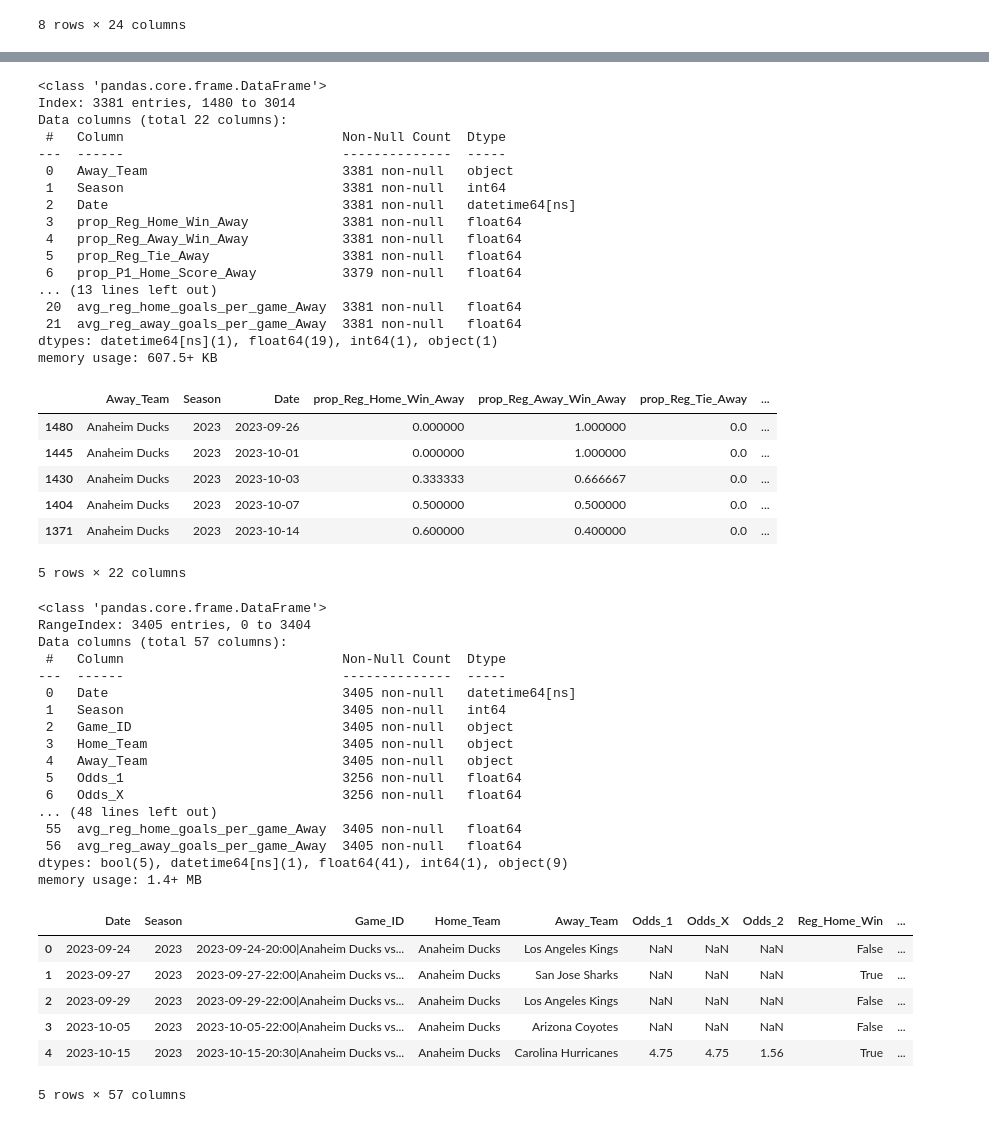
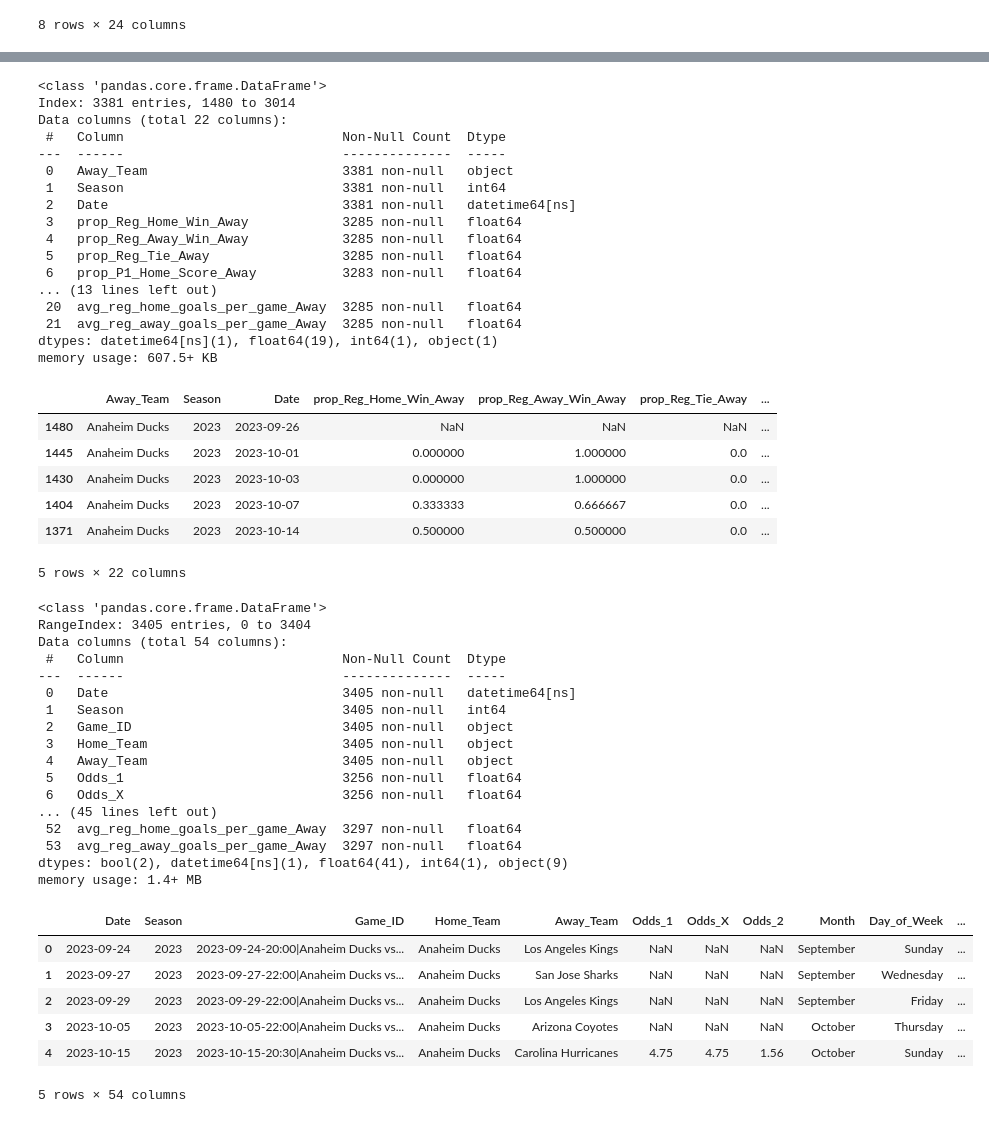
Before and after one commit to emmettd247/SportOnIce, a Jupyter notebook: master_data_join.ipynb, the cells around one changed output, grey strips where cells are left out. Saved outputs shown, nothing was run; the diff lists cells and outputs as text; code cells hidden in the pictures.

Commit message:
Patch Data Leakage in master_data_join

```diff
--- a/master_data_join.ipynb
+++ b/master_data_join.ipynb
@@ -160,6 +160,9 @@ def grain_sort_cumsum_props(home_vs_away: str, df: pd.DataFrame) -> pd.DataFrame
     # isolate cum, prop, and avg cols
     sel_cum_cols = [x for x in df.columns if x.startswith('prop_') or x.startswith('avg_')]
 
+    # shift sel_cum_cols by 1 to avoid data leakage
+    df[sel_cum_cols] = df.groupby(home_plus_year)[sel_cum_cols].shift(1)
+
     # trim to final cols
     final_cols = sort_grain + sel_cum_cols
     df = df[final_cols]
@@ -218,70 +221,72 @@ Data columns (total 22 columns):
  0   Away_Team                         3381 non-null   object
  1   Season                            3381 non-null   int64
  2   Date                              3381 non-null   datetime64[ns]
- 3   prop_Reg_Home_Win_Away            3381 non-null   float64
- 4   prop_Reg_Away_Win_Away            3381 non-null   float64
- 5   prop_Reg_Tie_Away                 3381 non-null   float64
- 6   prop_P1_Home_Score_Away           3379 non-null   float64
+ 3   prop_Reg_Home_Win_Away            3285 non-null   float64
+ 4   prop_Reg_Away_Win_Away            3285 non-null   float64
+ 5   prop_Reg_Tie_Away                 3285 non-null   float64
+ 6   prop_P1_Home_Score_Away           3283 non-null   float64
 ... (13 lines left out)
- 20  avg_reg_home_goals_per_game_Away  3381 non-null   float64
- 21  avg_reg_away_goals_per_game_Away  3381 non-null   float64
+ 20  avg_reg_home_goals_per_game_Away  3285 non-null   float64
+ 21  avg_reg_away_goals_per_game_Away  3285 non-null   float64
 dtypes: datetime64[ns](1), float64(19), int64(1), object(1)
 memory usage: 607.5+ KB
 |  | Away_Team | Season | Date | prop_Reg_Home_Win_Away | prop_Reg_Away_Win_Away | prop_Reg_Tie_Away | ... |
-| 1480 | Anaheim Ducks | 2023 | 2023-09-26 | 0.000000 | 1.000000 | 0.0 | ... |
+| 1480 | Anaheim Ducks | 2023 | 2023-09-26 | NaN | NaN | NaN | ... |
 | 1445 | Anaheim Ducks | 2023 | 2023-10-01 | 0.000000 | 1.000000 | 0.0 | ... |
-| 1430 | Anaheim Ducks | 2023 | 2023-10-03 | 0.333333 | 0.666667 | 0.0 | ... |
-| 1404 | Anaheim Ducks | 2023 | 2023-10-07 | 0.500000 | 0.500000 | 0.0 | ... |
-| 1371 | Anaheim Ducks | 2023 | 2023-10-14 | 0.600000 | 0.400000 | 0.0 | ... |
+| 1430 | Anaheim Ducks | 2023 | 2023-10-03 | 0.000000 | 1.000000 | 0.0 | ... |
+| 1404 | Anaheim Ducks | 2023 | 2023-10-07 | 0.333333 | 0.666667 | 0.0 | ... |
+| 1371 | Anaheim Ducks | 2023 | 2023-10-14 | 0.500000 | 0.500000 | 0.0 | ... |
 5 rows × 22 columns
 # %%
 # get key cols from master data
 base_cols = ['Date', 'Season', 'Game_ID', 'Home_Team', 'Away_Team',
-    'Odds_1', 'Odds_X', 'Odds_2', 'Reg_Home_Win', 'Reg_Away_Win', 'Reg_Tie',
+    'Odds_1', 'Odds_X', 'Odds_2',
     'Month', 'Day_of_Week', 'Conf_Matchup', 'Div_Matchup', 'Conf_Pair', 'Div_Pair',
     'Team_Pair', 'Start_Hour_Group'
     ]
+
+# comment out for now 'Reg_Home_Win', 'Reg_Away_Win', 'Reg_Tie',
 
 modeling_data_base = master_data[base_cols]
 
 # ensure data sorted correctly
 modeling_data = modeling_data_base.sort_values(by=['Home_Team', 'Season', 'Date'])
 
 # join home and away dfs to modeling data
 modeling_data = modeling_data.merge(all_home_games, how='left', on=['Home_Team', 'Season', 'Date'])
 modeling_data = modeling_data.merge(all_away_games, how='left', on=['Away_Team', 'Season', 'Date'])
 
 # # shift all avg and prop cols by 1 to avoid data leakage
 # cum_prop_cols = [x for x in modeling_data.columns if x.startswith('prop_') or x.startswith('avg_')]
 # modeling_data[cum_prop_cols] = modeling_data.groupby(['Season', 'Home_Team', 'Away_Team'])[cum_prop_cols].shift(1)
 
 modeling_data.info()
 modeling_data.head()
 # %% [output]
 <class 'pandas.core.frame.DataFrame'>
 RangeIndex: 3405 entries, 0 to 3404
-Data columns (total 57 columns):
+Data columns (total 54 columns):
  #   Column                            Non-Null Count  Dtype
 ---  ------                            --------------  -----
  0   Date                              3405 non-null   datetime64[ns]
  1   Season                            3405 non-null   int64
  2   Game_ID                           3405 non-null   object
  3   Home_Team                         3405 non-null   object
  4   Away_Team                         3405 non-null   object
  5   Odds_1                            3256 non-null   float64
  6   Odds_X                            3256 non-null   float64
-... (48 lines left out)
- 55  avg_reg_home_goals_per_game_Away  3405 non-null   float64
- 56  avg_reg_away_goals_per_game_Away  3405 non-null   float64
-dtypes: bool(5), datetime64[ns](1), float64(41), int64(1), object(9)
+... (45 lines left out)
+ 52  avg_reg_home_goals_per_game_Away  3297 non-null   float64
+ 53  avg_reg_away_goals_per_game_Away  3297 non-null   float64
+dtypes: bool(2), datetime64[ns](1), float64(41), int64(1), object(9)
 memory usage: 1.4+ MB
-|  | Date | Season | Game_ID | Home_Team | Away_Team | Odds_1 | Odds_X | Odds_2 | Reg_Home_Win | ... |
-| 0 | 2023-09-24 | 2023 | 2023-09-24-20:00|Anaheim Ducks vs... | Anaheim Ducks | Los Angeles Kings | NaN | NaN | NaN | False | ... |
-| 1 | 2023-09-27 | 2023 | 2023-09-27-22:00|Anaheim Ducks vs... | Anaheim Ducks | San Jose Sharks | NaN | NaN | NaN | True | ... |
-| 2 | 2023-09-29 | 2023 | 2023-09-29-22:00|Anaheim Ducks vs... | Anaheim Ducks | Los Angeles Kings | NaN | NaN | NaN | False | ... |
-| 3 | 2023-10-05 | 2023 | 2023-10-05-22:00|Anaheim Ducks vs... | Anaheim Ducks | Arizona Coyotes | NaN | NaN | NaN | False | ... |
-| 4 | 2023-10-15 | 2023 | 2023-10-15-20:30|Anaheim Ducks vs... | Anaheim Ducks | Carolina Hurricanes | 4.75 | 4.75 | 1.56 | True | ... |
+|  | Date | Season | Game_ID | Home_Team | Away_Team | Odds_1 | Odds_X | Odds_2 | Month | Day_of_Week | ... |
+| 0 | 2023-09-24 | 2023 | 2023-09-24-20:00|Anaheim Ducks vs... | Anaheim Ducks | Los Angeles Kings | NaN | NaN | NaN | September | Sunday | ... |
+| 1 | 2023-09-27 | 2023 | 2023-09-27-22:00|Anaheim Ducks vs... | Anaheim Ducks | San Jose Sharks | NaN | NaN | NaN | September | Wednesday | ... |
+| 2 | 2023-09-29 | 2023 | 2023-09-29-22:00|Anaheim Ducks vs... | Anaheim Ducks | Los Angeles Kings | NaN | NaN | NaN | September | Friday | ... |
+| 3 | 2023-10-05 | 2023 | 2023-10-05-22:00|Anaheim Ducks vs... | Anaheim Ducks | Arizona Coyotes | NaN | NaN | NaN | October | Thursday | ... |
+| 4 | 2023-10-15 | 2023 | 2023-10-15-20:30|Anaheim Ducks vs... | Anaheim Ducks | Carolina Hurricanes | 4.75 | 4.75 | 1.56 | October | Sunday | ... |
-5 rows × 57 columns
+5 rows × 54 columns
 # %%
 # write final modeling data to excel
 modeling_data.to_excel(r'data/modeling_data.xlsx', index=False)
```
Also changed, not shown: parts of 1 cell of this notebook, 1 other file.
